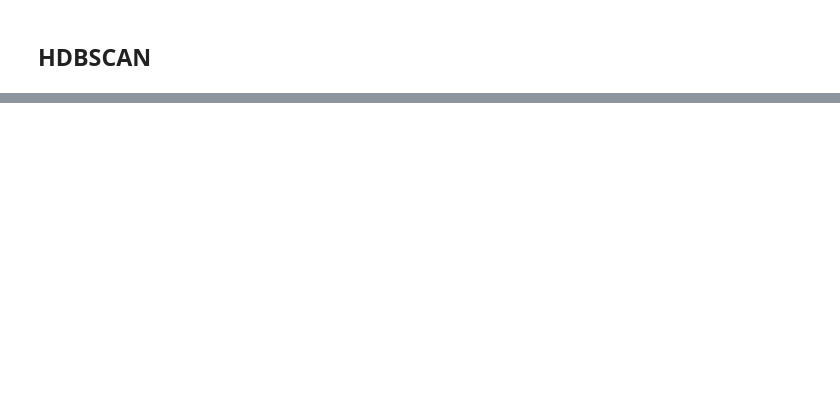
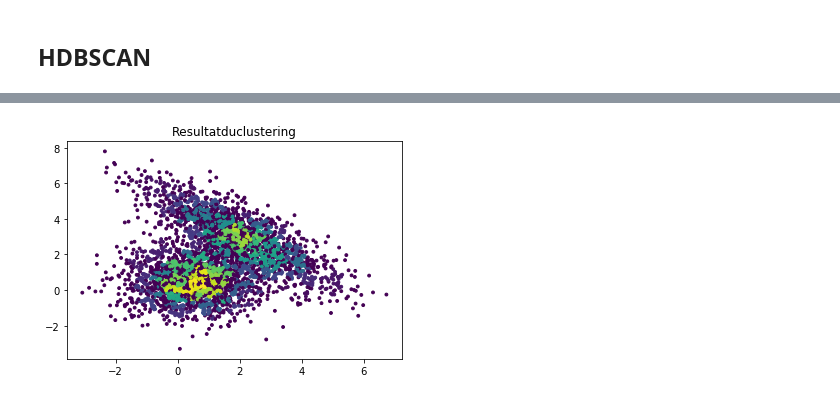
Before and after one commit to martemr/TP_clustering, a Jupyter notebook: TP_Clustering_Partie_1.ipynb, the cells around one changed output, grey strips where cells are left out. Cells and saved outputs as stored; diff of their text form; code cells hidden in the pictures; blank space fills up the shorter version.

```diff
--- a/TP_Clustering_Partie_1.ipynb
+++ b/TP_Clustering_Partie_1.ipynb
@@ -714,0 +734,16 @@ plt.show()
+# %%
+# On choisit epsilon
+datanp=data_as_np("./artificial/engytime.arff")
+
+# Affichage données
+f0 = [f[0] for f in datanp]
+f1 = [f[1] for f in datanp]
+
+#Affichage clustering
+model = hdbscan.HDBSCAN(min_cluster_size=3)
+labels = model.fit_predict(datanp)
+plt.scatter(f0,f1,c=labels,s=8)
+plt.title("Resultatduclustering")
+plt.show()
+# %% [output]
+[figure, added]
```
Also changed, not shown: parts of 6 cells of this notebook, 1 other file.
